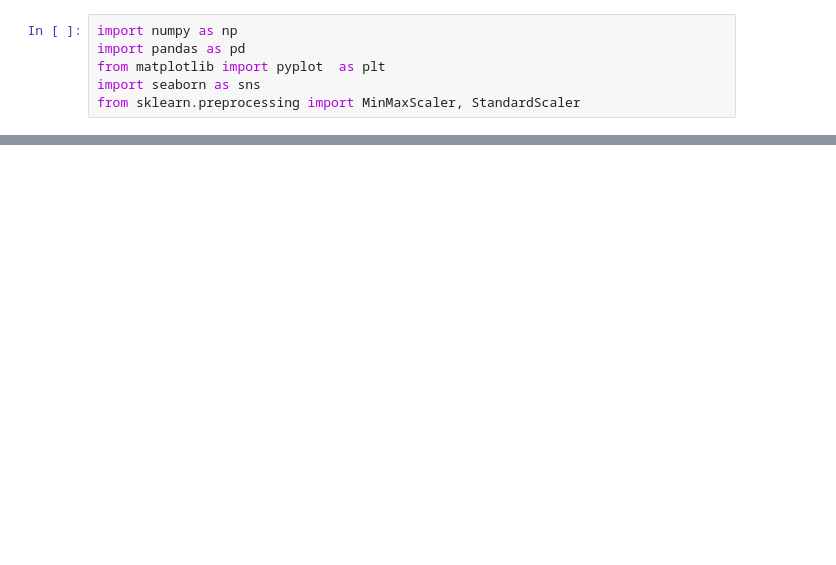
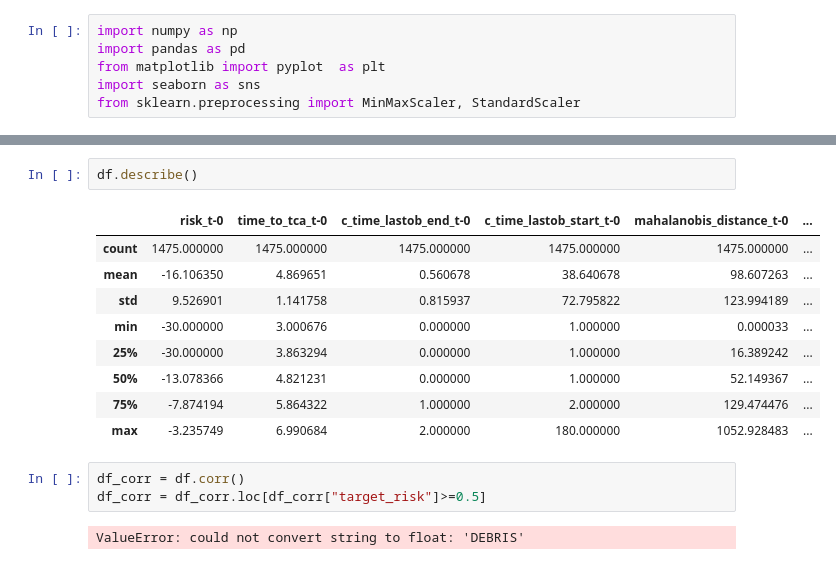
Before and after one commit to P-himaja/CosmoClean_GDSE, a Jupyter notebook: Backend/EDA.ipynb, the cells around one changed output, grey strips where cells are left out. Drawn from its saved outputs; the diff is of its cells as text; blank space fills up the shorter version.

```diff
--- a/Backend/EDA.ipynb
+++ b/Backend/EDA.ipynb
@@ -38,0 +94,17 @@ for feature in features:
+# %%
+df.describe()
+# %% [output]
+|  | risk_t-0 | time_to_tca_t-0 | c_time_lastob_end_t-0 | c_time_lastob_start_t-0 | mahalanobis_distance_t-0 | ... |
+| count | 1475.000000 | 1475.000000 | 1475.000000 | 1475.000000 | 1475.000000 | ... |
+| mean | -16.106350 | 4.869651 | 0.560678 | 38.640678 | 98.607263 | ... |
+| std | 9.526901 | 1.141758 | 0.815937 | 72.795822 | 123.994189 | ... |
+| min | -30.000000 | 3.000676 | 0.000000 | 1.000000 | 0.000033 | ... |
+| 25% | -30.000000 | 3.863294 | 0.000000 | 1.000000 | 16.389242 | ... |
+| 50% | -13.078366 | 4.821231 | 0.000000 | 1.000000 | 52.149367 | ... |
+| 75% | -7.874194 | 5.864322 | 1.000000 | 2.000000 | 129.474476 | ... |
+| max | -3.235749 | 6.990684 | 2.000000 | 180.000000 | 1052.928483 | ... |
+# %%
+df_corr = df.corr()
+df_corr = df_corr.loc[df_corr["target_risk"]>=0.5]
+# %% [output]
+ValueError: could not convert string to float: 'DEBRIS'
```
Also changed, not shown: parts of 4 cells of this notebook.
